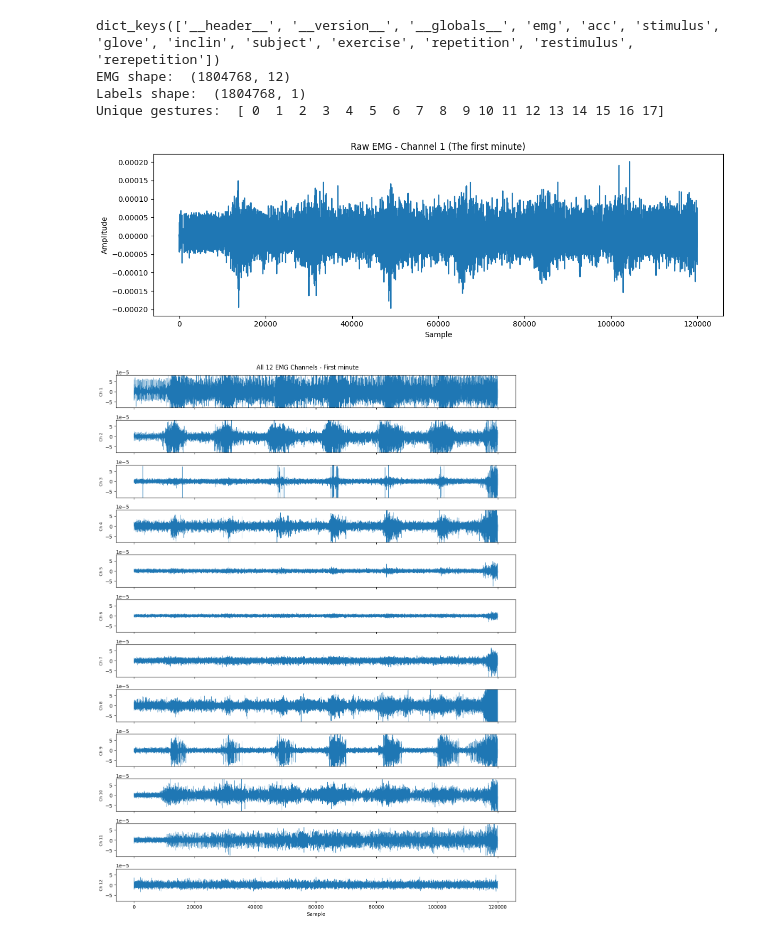
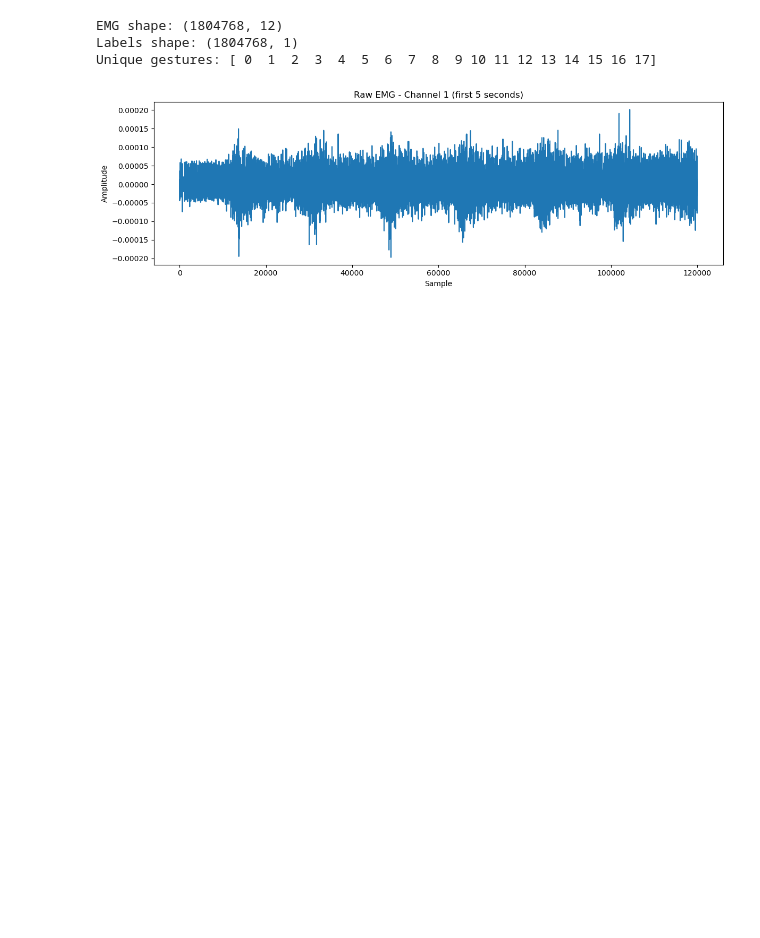
Before and after one commit to sirRaps/Signal-Processing, a Jupyter notebook: notebooks/01_explore_data.ipynb, the cells around one changed output. Cells and saved outputs as stored; diff of their text form; code cells hidden in the pictures; blank space fills up the shorter version.

```diff
--- a/notebooks/01_explore_data.ipynb
+++ b/notebooks/01_explore_data.ipynb
@@ -1,52 +1,32 @@
 # %%
+import sys
+sys.path.append('../src')
+
 import scipy.io as sio
 import numpy as np
 import matplotlib.pyplot as plt
+from config import FS, N_CHANNELS
 
-
-# Load the file
-data = sio.loadmat('S17_E1_A1.mat')
-
-#Looking what's inside
-print(data.keys())
-
-#Looking what the emg data is
+# Load data
+data = sio.loadmat('../data/S17_E1_A1.mat')
 emg = data['emg']
 labels = data['restimulus']
 
-print("EMG shape: ", emg.shape)
-print("Labels shape: ", labels.shape)
-print("Unique gestures: ", np.unique(labels))
+print("EMG shape:", emg.shape)
+print("Labels shape:", labels.shape)
+print("Unique gestures:", np.unique(labels))
 
-# Sampling rate for Ninapro DB2 is 2000 Hz
-fs = 2000
-
-# Plot a minute of channel 1
-samplesToPlot = 60 * fs
+samplesToPlot = 60 * FS
 
 plt.figure(figsize=(12, 4))
 plt.plot(emg[:samplesToPlot, 0])
-plt.title("Raw EMG - Channel 1 (The first minute)")
+plt.title("Raw EMG - Channel 1 (first 5 seconds)")
 plt.xlabel("Sample")
 plt.ylabel("Amplitude")
 plt.tight_layout()
 plt.show()
-
-fig, axes = plt.subplots(12, 1, figsize=(12, 16), sharex=True)
-
-for i in range(12):
-    axes[i].plot(emg[:samplesToPlot, i], linewidth=0.5)
-    axes[i].set_ylabel(f'Ch {i+1}', fontsize=8)
-    axes[i].set_ylim(-8e-5, 8e-5)
-
-axes[-1].set_xlabel('Sample')
-fig.suptitle('All 12 EMG Channels - First minute', fontsize=12)
-plt.tight_layout()
-plt.show()
 # %% [output]
-dict_keys(['__header__', '__version__', '__globals__', 'emg', 'acc', 'stimulus', 'glove', 'inclin', 'subject', 'exercise', 'repetition', 'restimulus', 'rerepetition'])
-EMG shape:  (1804768, 12)
-Labels shape:  (1804768, 1)
-Unique gestures:  [ 0  1  2  3  4  5  6  7  8  9 10 11 12 13 14 15 16 17]
+EMG shape: (1804768, 12)
+Labels shape: (1804768, 1)
+Unique gestures: [ 0  1  2  3  4  5  6  7  8  9 10 11 12 13 14 15 16 17]
-[figure, old version]
+[figure, new version]
-[figure, removed]
```
